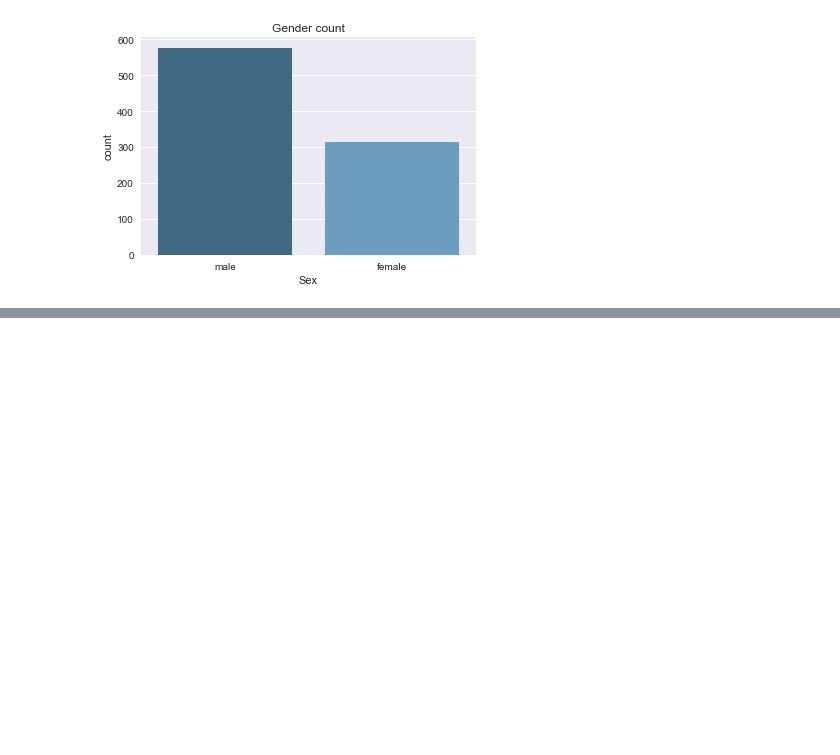
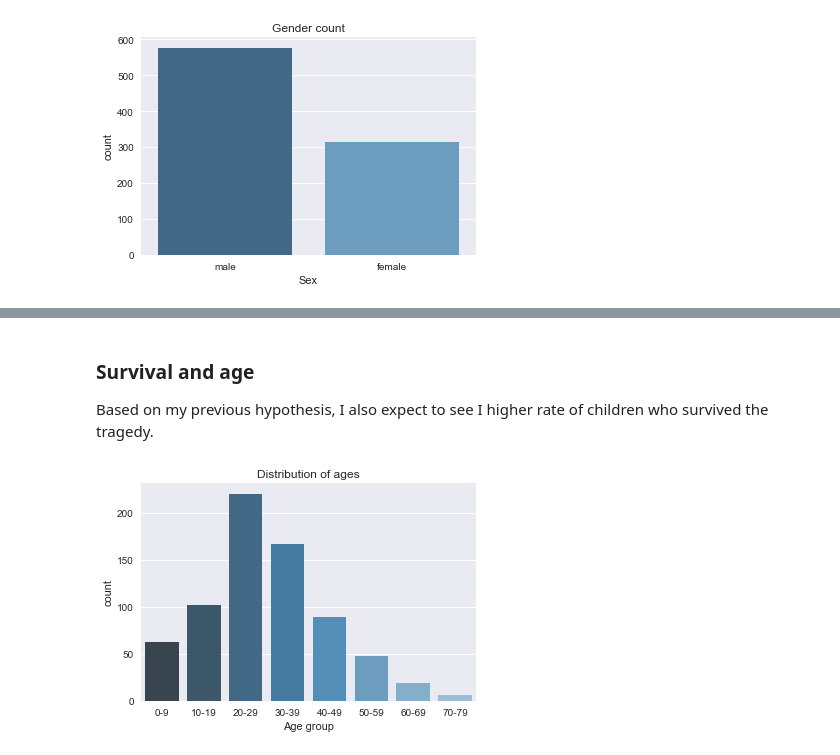
Before and after one commit to samyanez94/Titanic-Dataset-Investigation, a Jupyter notebook: Titanic Dataset Investigation.ipynb, the cells around one changed output, grey strips where cells are left out. Cells and saved outputs as stored; diff of their text form; code cells hidden in the pictures; blank space fills up the shorter version.

```diff
--- a/Titanic Dataset Investigation.ipynb
+++ b/Titanic Dataset Investigation.ipynb
@@ -165,0 +158,12 @@ sns.plt.show()
+# %% [markdown]
+### Survival and age
+
+Based on my previous hypothesis, I also expect to see I higher rate of children who survived the tragedy.
+# %%
+# Distribution of age by groups
+distribution_of_ages = sns.countplot(x="Age_group", data=titanic_data, palette="Blues_d")
+distribution_of_ages.set_title("Distribution of ages")
+distribution_of_ages.set(xlabel="Age group")
+plt.show(distribution_of_ages)
+# %% [output]
+[figure, added]
```
Also changed, not shown: parts of 20 cells of this notebook.
